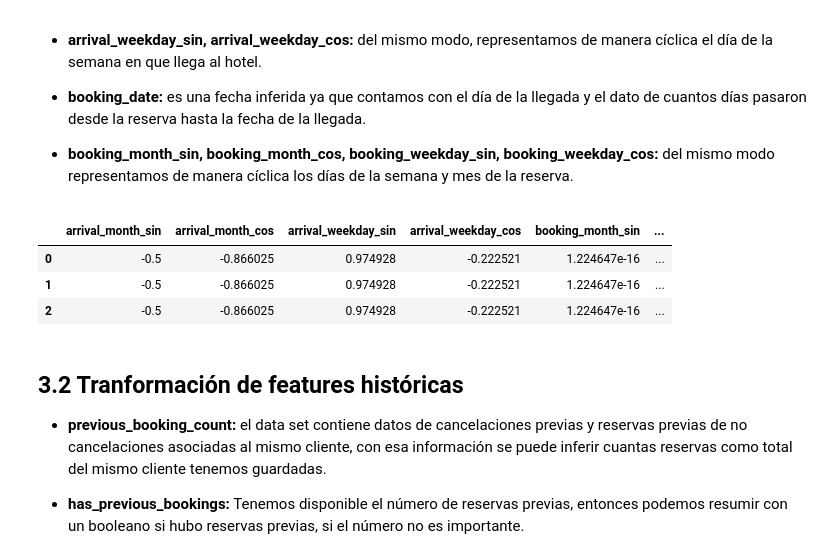
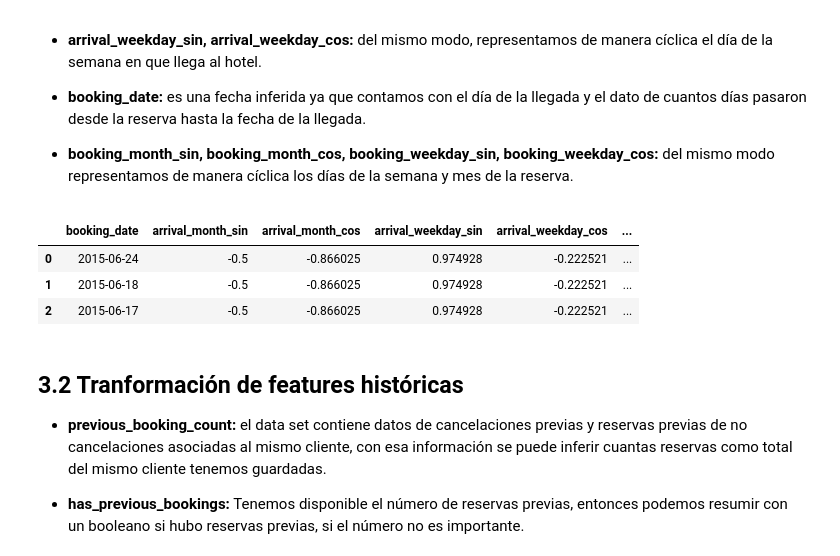
Before and after one commit to klorenzoe/hotel-booking-ML-project, a Jupyter notebook: hotel_booking_ml.ipynb, the cells around one changed output. Saved outputs shown, nothing was run; the diff lists cells and outputs as text; code cells hidden in the pictures.

Commit message:
exposed booking_date

```diff
--- a/hotel_booking_ml.ipynb
+++ b/hotel_booking_ml.ipynb
@@ -1375,38 +1375,38 @@ def _create_temporal_features(df: pd.DataFrame) -> pd.DataFrame:
         errors="coerce",
     )
     booking = arrival - pd.to_timedelta(lead_time_numeric, unit="D")
 
     # El mes de la llegada del hospedado se convierte en sin/cos
     result["arrival_month_sin"] = np.sin(2 * np.pi * month / 12)
     result["arrival_month_cos"] = np.cos(2 * np.pi * month / 12)
 
     # Obtenemos el dia de la semana en que va a llegar al alojamiento
     # y lo representamos ciclicamente
     arrival_weekday = arrival.dt.dayofweek
     result["arrival_weekday_sin"] = np.sin(2 * np.pi * arrival_weekday / 7)
     result["arrival_weekday_cos"] = np.cos(2 * np.pi * arrival_weekday / 7)
 
     # En base a la fecha de booking que inferimos
     # Representamos el mes ciclicamente
     # Representamos el dia de la semana ciclicamente
     result["booking_date"] = booking
     booking_month = booking.dt.month
     booking_weekday = booking.dt.dayofweek
     result["booking_month_sin"] = np.sin(2 * np.pi * booking_month / 12)
     result["booking_month_cos"] = np.cos(2 * np.pi * booking_month / 12)
     result["booking_weekday_sin"] = np.sin(2 * np.pi * booking_weekday / 7)
     result["booking_weekday_cos"] = np.cos(2 * np.pi * booking_weekday / 7)
     return result
 
 
 example_df = _create_temporal_features(train_df)
-example_df[['arrival_month_sin', 'arrival_month_cos', 'arrival_weekday_sin', 'arrival_weekday_cos',
+example_df[['booking_date', 'arrival_month_sin', 'arrival_month_cos', 'arrival_weekday_sin', 'arrival_weekday_cos',
             'booking_month_sin', 'booking_month_cos', 'booking_weekday_sin', 'booking_weekday_cos']].head(3)
 # %% [output]
-|  | arrival_month_sin | arrival_month_cos | arrival_weekday_sin | arrival_weekday_cos | booking_month_sin | ... |
-| 0 | -0.5 | -0.866025 | 0.974928 | -0.222521 | 1.224647e-16 | ... |
-| 1 | -0.5 | -0.866025 | 0.974928 | -0.222521 | 1.224647e-16 | ... |
-| 2 | -0.5 | -0.866025 | 0.974928 | -0.222521 | 1.224647e-16 | ... |
+|  | booking_date | arrival_month_sin | arrival_month_cos | arrival_weekday_sin | arrival_weekday_cos | ... |
+| 0 | 2015-06-24 | -0.5 | -0.866025 | 0.974928 | -0.222521 | ... |
+| 1 | 2015-06-18 | -0.5 | -0.866025 | 0.974928 | -0.222521 | ... |
+| 2 | 2015-06-17 | -0.5 | -0.866025 | 0.974928 | -0.222521 | ... |
 # %% [markdown]
 ## 3.2 Tranformación de features históricas
 - **previous_booking_count:** el data set contiene datos de cancelaciones previas y reservas previas de no cancelaciones asociadas al mismo cliente, con esa información se puede inferir cuantas reservas como total del mismo cliente tenemos guardadas.
```
